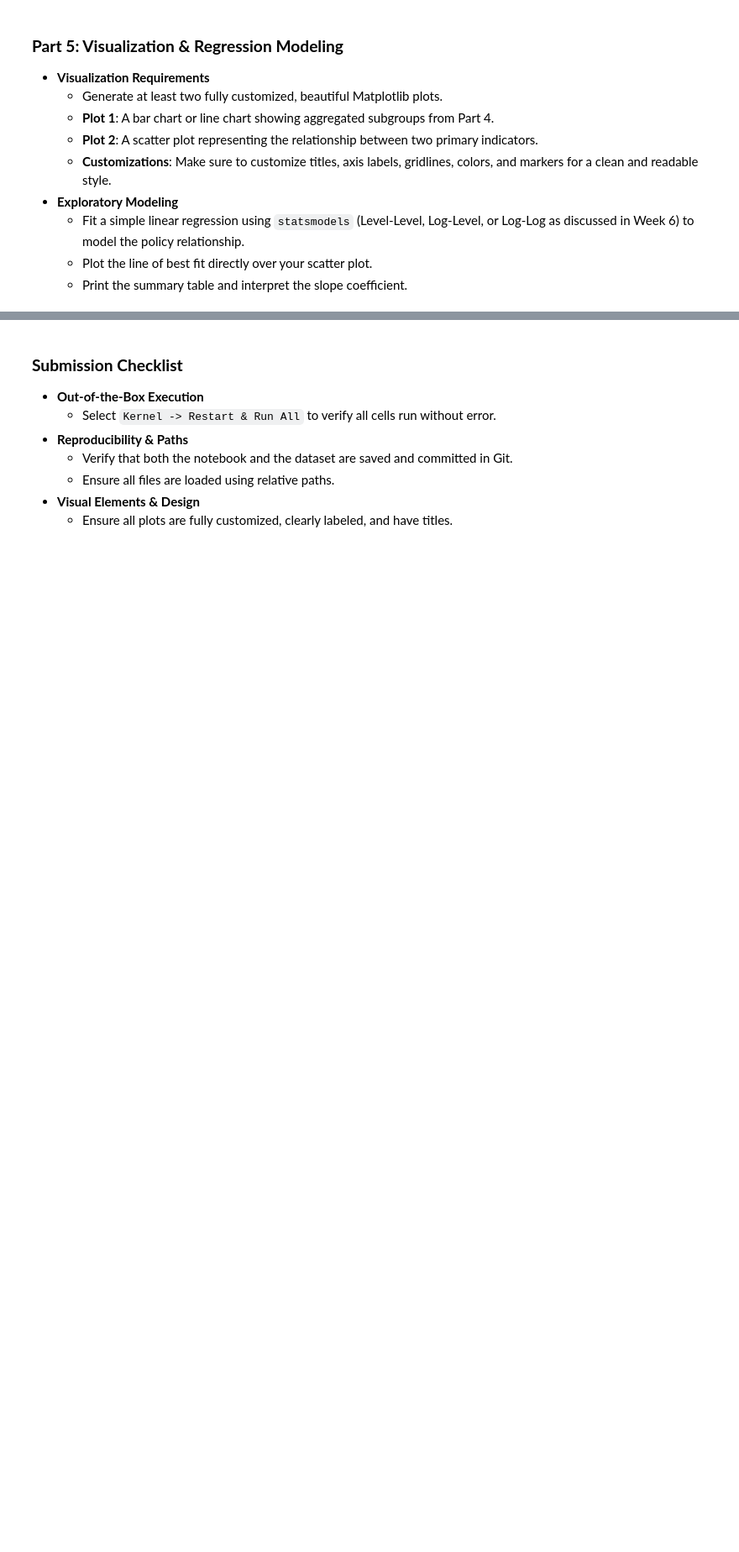
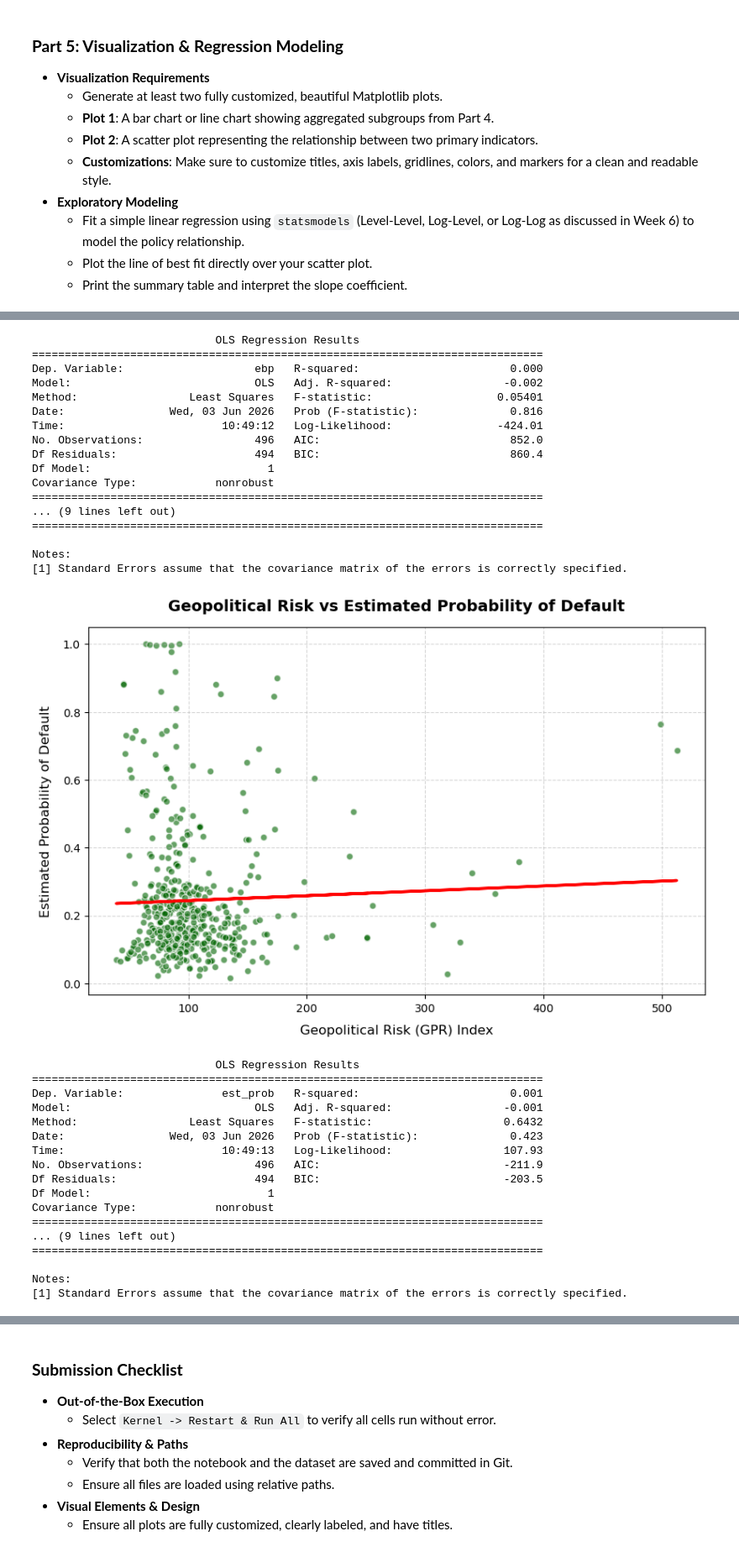
Before and after one commit to katsuhiro-kita/datascience-publicpolicy-2026, a Jupyter notebook: notebooks/hw/hw_3/katsuhiro-kita.ipynb, the cells around one changed output, grey strips where cells are left out. Shown at 84% size. Saved outputs shown, nothing was run; the diff lists cells and outputs as text; code cells hidden in the pictures; blank space fills up the shorter version.

```diff
--- a/notebooks/hw/hw_3/katsuhiro-kita.ipynb
+++ b/notebooks/hw/hw_3/katsuhiro-kita.ipynb
@@ -334,6 +354,7 @@ plt.show()
 import statsmodels.formula.api as smf
 model_spread = smf.ols('gz_spread ~ gpr_index', data=df_merge).fit()
 model_ebp = smf.ols('ebp ~ gpr_index', data=df_merge).fit()
+model_est_prob = smf.ols('est_prob ~ gpr_index', data=df_merge).fit()
 
 fig1, ax1 = plt.subplots(figsize=(10, 6))
 ax1.scatter(df_merge['gpr_index'], df_merge['gz_spread'], alpha=0.6, color='darkblue', edgecolors='white')
@@ -346,6 +367,8 @@ ax1.set_xlabel('Geopolitical Risk (GPR) Index', fontsize=12, labelpad=10)
 ax1.set_ylabel('GZ Spread', fontsize=12, labelpad=10)
 plt.show()
 
+print(model_spread.summary())
+
 fig2, ax2 = plt.subplots(figsize=(10, 6))
 ax2.scatter(df_merge['gpr_index'], df_merge['ebp'], alpha=0.6, color='darkcyan', edgecolors='white')
 x_pred2 = df_merge['gpr_index']
@@ -356,5 +379,21 @@ ax2.set_title('Geopolitical Risk vs Excess Bond Premium (EBP)', fontsize=14, fon
 ax2.set_xlabel('Geopolitical Risk (GPR) Index', fontsize=12, labelpad=10)
 ax2.set_ylabel('Excess Bond Premium (EBP)', fontsize=12, labelpad=10)
 plt.show()
+
+print(model_ebp.summary())
+
+fig3, ax3 = plt.subplots(figsize=(10, 6))
+ax3.scatter(df_merge['gpr_index'], df_merge['est_prob'], alpha=0.6, color='darkgreen', edgecolors='white')
+x_pred3 = df_merge['gpr_index']
+y_pred3 = model_est_prob.predict(x_pred3)
+ax3.plot(x_pred3, y_pred3, color='red', linewidth=2.5, label='OLS Regression Line')
+
+ax3.set_title('Geopolitical Risk vs Estimated Probability of Default', fontsize=14, fontweight='bold', pad=15)
+ax3.set_xlabel('Geopolitical Risk (GPR) Index', fontsize=12, labelpad=10)
+ax3.set_ylabel('Estimated Probability of Default', fontsize=12, labelpad=10)
+ax3.grid(True, linestyle='--', alpha=0.5, zorder=0)
+plt.show()
+
+print(model_est_prob.summary())
 # %% [output]
 [figure]
@@ -361 +417,36 @@ plt.show()
 [figure]
+                            OLS Regression Results
+==============================================================================
+Dep. Variable:                    ebp   R-squared:                       0.000
+Model:                            OLS   Adj. R-squared:                 -0.002
+Method:                 Least Squares   F-statistic:                   0.05401
+Date:                Wed, 03 Jun 2026   Prob (F-statistic):              0.816
+Time:                        10:49:12   Log-Likelihood:                -424.01
+No. Observations:                 496   AIC:                             852.0
+Df Residuals:                     494   BIC:                             860.4
+Df Model:                           1
+Covariance Type:            nonrobust
+==============================================================================
+... (9 lines left out)
+==============================================================================
+
+Notes:
+[1] Standard Errors assume that the covariance matrix of the errors is correctly specified.
+[figure, added]
+                            OLS Regression Results
+==============================================================================
+Dep. Variable:               est_prob   R-squared:                       0.001
+Model:                            OLS   Adj. R-squared:                 -0.001
+Method:                 Least Squares   F-statistic:                    0.6432
+Date:                Wed, 03 Jun 2026   Prob (F-statistic):              0.423
+Time:                        10:49:13   Log-Likelihood:                 107.93
+No. Observations:                 496   AIC:                            -211.9
+Df Residuals:                     494   BIC:                            -203.5
+Df Model:                           1
+Covariance Type:            nonrobust
+==============================================================================
+... (9 lines left out)
+==============================================================================
+
+Notes:
+[1] Standard Errors assume that the covariance matrix of the errors is correctly specified.
```
Also changed, not shown: parts of 11 cells of this notebook.
